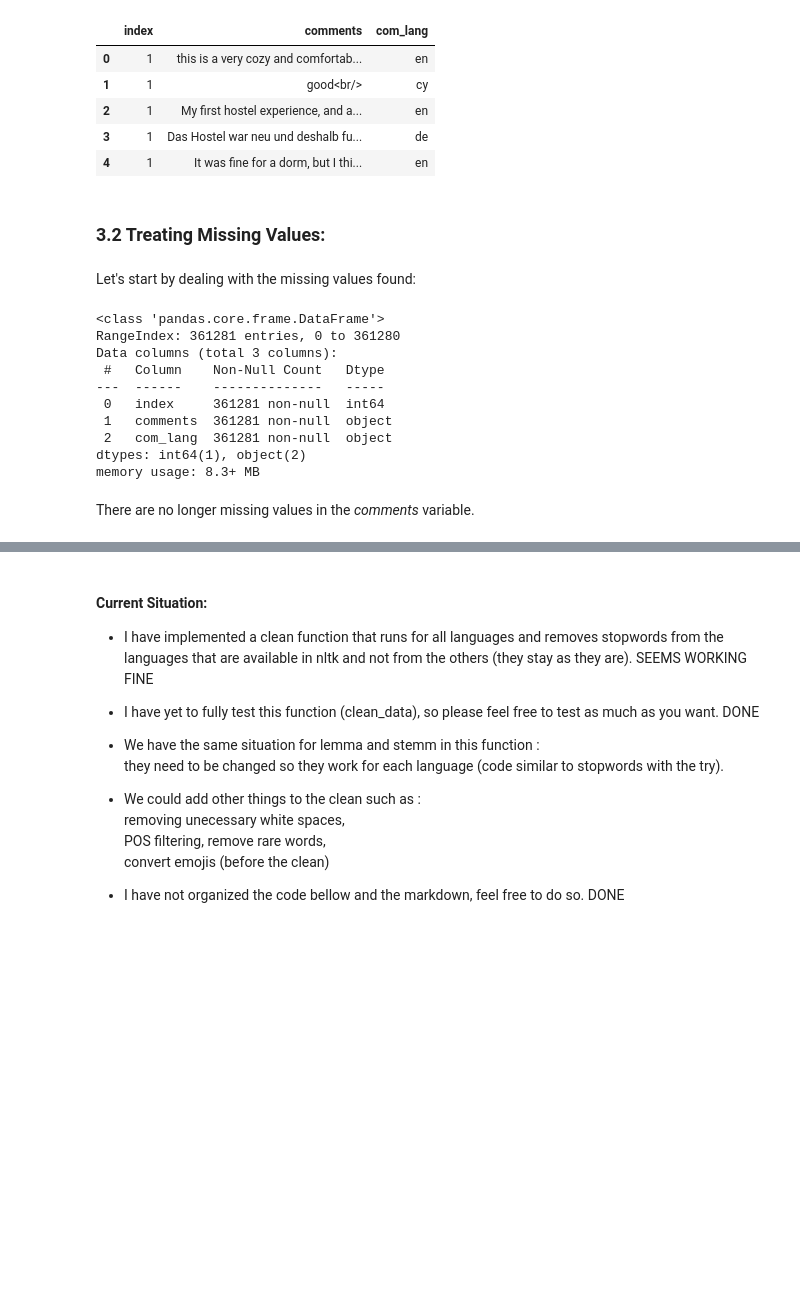
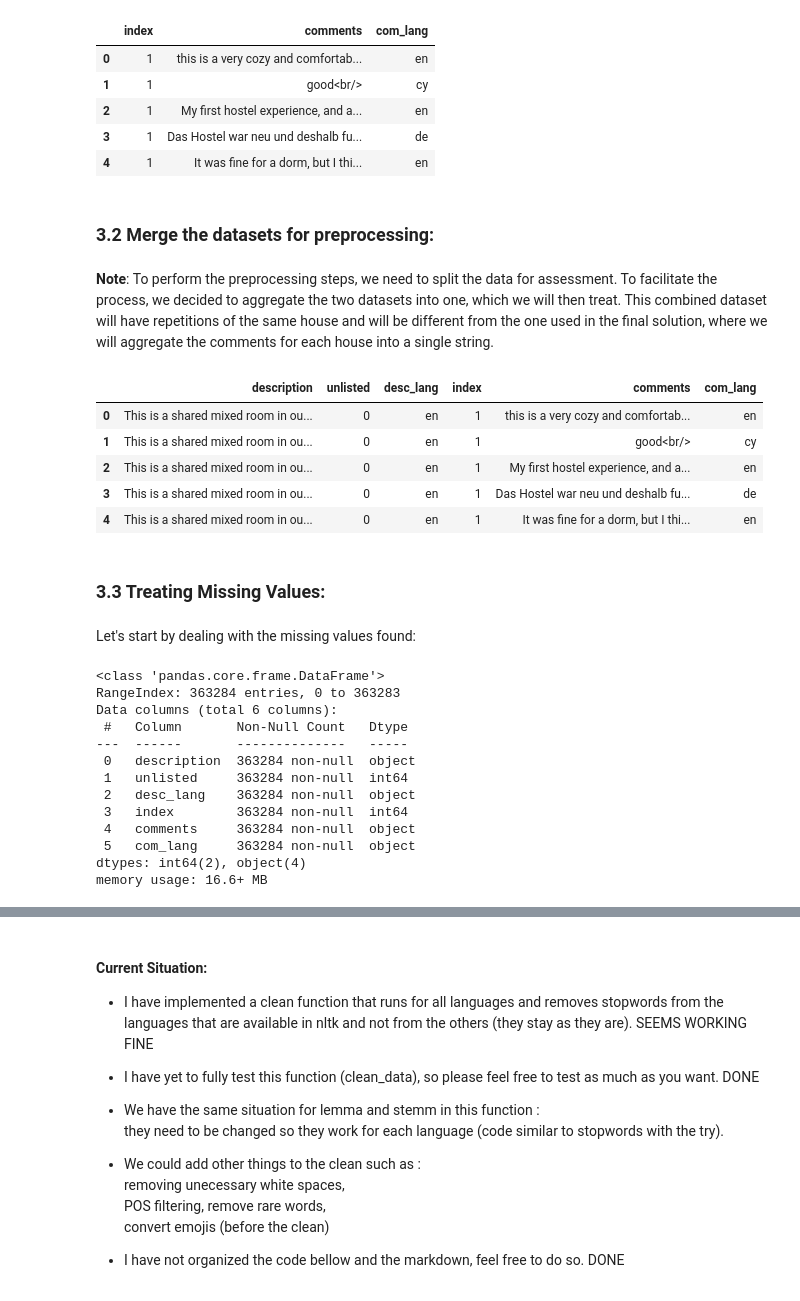
Before and after one commit to sofiacper/TM_Project, a Jupyter notebook: Project.ipynb, the cells around one changed output, grey strips where cells are left out. Drawn from its saved outputs; the diff is of its cells as text; code cells hidden in the pictures; blank space fills up the shorter version.

```diff
--- a/Project.ipynb
+++ b/Project.ipynb
@@ -1230,8 +1215,32 @@ airbnb_train_reviews.head()
 | 2 | 1 | My first hostel experience, and a... | en |
 | 3 | 1 | Das Hostel war neu und deshalb fu... | de |
 | 4 | 1 | It was fine for a dorm, but I thi... | en |
+# %% [markdown]
+###  **3.2  Merge the datasets for preprocessing:**
+# %% [markdown]
+**Note**: To perform the preprocessing steps, we need to split the data for assessment. To facilitate the process, we decided to aggregate the two datasets into one, which we will then treat. This combined dataset will have repetitions of the same house and will be different from the one used in the final solution, where we will aggregate the comments for each house into a single string.
+# %%
+#Check the intial dataset = house with the index 1 ==>This is a shared mixed room in our hostel, wit...
+airbnb_train = airbnb_train.reset_index(drop=True)
+airbnb_train.index = airbnb_train.index + 1
+
+# Convert the adjusted index to a column
+airbnb_train['index'] = airbnb_train.index
+
+#Check the changes: airbnb_train.head()
+# %%
+# Combining the two dataframes
+airbnb_train_combined = pd.merge(airbnb_train, airbnb_train_reviews, on='index', how='left')
+airbnb_train_combined.head()
+# %% [output]
+|  | description | unlisted | desc_lang | index | comments | com_lang |
+| 0 | This is a shared mixed room in ou... | 0 | en | 1 | this is a very cozy and comfortab... | en |
+| 1 | This is a shared mixed room in ou... | 0 | en | 1 | good<br/> | cy |
+| 2 | This is a shared mixed room in ou... | 0 | en | 1 | My first hostel experience, and a... | en |
+| 3 | This is a shared mixed room in ou... | 0 | en | 1 | Das Hostel war neu und deshalb fu... | de |
+| 4 | This is a shared mixed room in ou... | 0 | en | 1 | It was fine for a dorm, but I thi... | en |
 # %% [markdown]
-###  **3.2  Treating Missing Values:**
+###  **3.3  Treating Missing Values:**
 # %% [markdown]
 Let's start by dealing with the missing values found:
 # %%
@@ -1240,15 +1251,16 @@ airbnb_train_reviews['comments'] = airbnb_train_reviews['comments'].fillna('')
 # %%
-airbnb_train_reviews.info()
+airbnb_train_combined.info()
 # %% [output]
 <class 'pandas.core.frame.DataFrame'>
-RangeIndex: 361281 entries, 0 to 361280
-Data columns (total 3 columns):
- #   Column    Non-Null Count   Dtype
----  ------    --------------   -----
- 0   index     361281 non-null  int64
- 1   comments  361281 non-null  object
- 2   com_lang  361281 non-null  object
-dtypes: int64(1), object(2)
-memory usage: 8.3+ MB
+RangeIndex: 363284 entries, 0 to 363283
+Data columns (total 6 columns):
+ #   Column       Non-Null Count   Dtype
+---  ------       --------------   -----
+ 0   description  363284 non-null  object
+ 1   unlisted     363284 non-null  int64
+ 2   desc_lang    363284 non-null  object
+ 3   index        363284 non-null  int64
+ 4   comments     363284 non-null  object
+ 5   com_lang     363284 non-null  object
+dtypes: int64(2), object(4)
+memory usage: 16.6+ MB
-# %% [markdown]
-There are no longer missing values in the *comments* variable.
```
Also changed, not shown: parts of 43 cells of this notebook, 30 other files.
